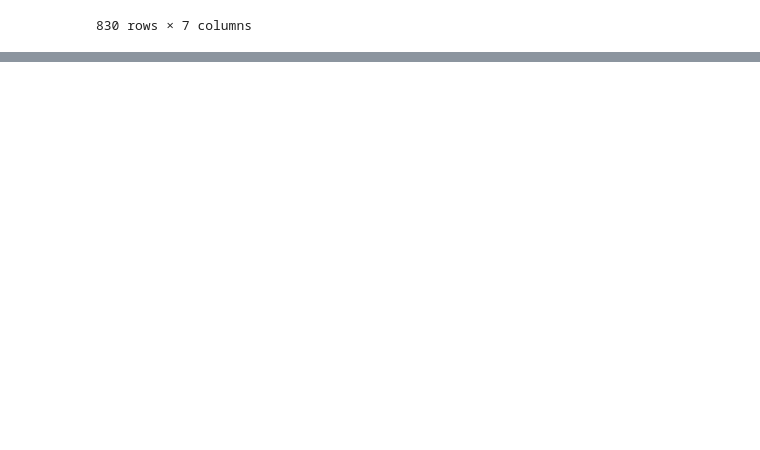
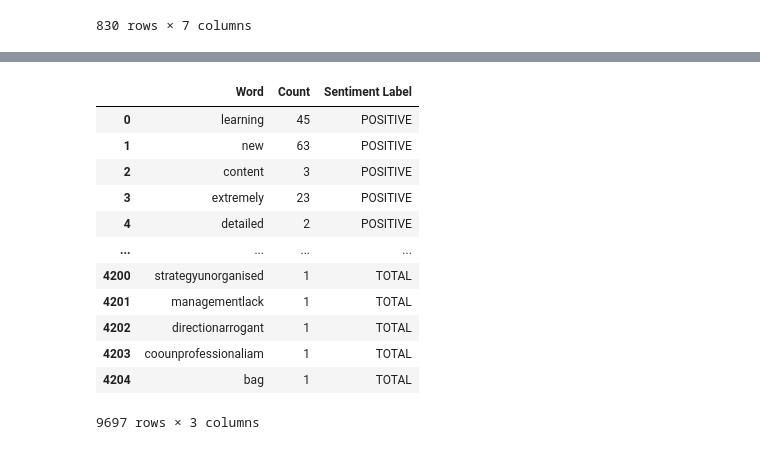
Before and after one commit to FilipeTheAnalyst/Glassdoor, a Jupyter notebook: Reviews.ipynb, the cells around one changed output, grey strips where cells are left out. Cells and saved outputs as stored; diff of their text form; code cells hidden in the pictures; blank space fills up the shorter version.

Commit message:
Sentiment Analysis

```diff
--- a/Reviews.ipynb
+++ b/Reviews.ipynb
@@ -107,0 +115,3 @@ df.to_csv('reviews.csv', sep=';', index=False)
+# %%
+df_import = pd.read_csv('reviews.csv', sep=';')
+df_import
@@ -107,0 +209,3 @@ df.to_csv('reviews.csv', sep=';', index=False)
+# %%
+sw = nltk.corpus.stopwords.words('english')
+sw[:20]
@@ -107,0 +248,14 @@ df.to_csv('reviews.csv', sep=';', index=False)
+# %%
+positive_counts = Counter()
+negative_counts = Counter()
+total_counts = Counter()
+
+for word in words_ne_positive:
+    positive_counts[word]+=1
+    total_counts[word]+=1
+
+for word in words_ne_negative:
+        negative_counts[word]+=1
+        total_counts[word]+=1
+
+positive_counts.most_common()[0:10]
@@ -107,0 +273,36 @@ df.to_csv('reviews.csv', sep=';', index=False)
+# %%
+def get_words_count(dictionary):
+    keys = []
+    values = []
+    for key, value in dictionary.items():
+        keys.append(key)
+        values.append(value)
+    return keys, values
+
+positive_counts_keys, positive_counts_values = get_words_count(positive_counts)
+negative_counts_keys, negative_counts_values = get_words_count(negative_counts)
+total_counts_keys, total_counts_values = get_words_count(total_counts)
+# %%
+df_positive_words = pd.DataFrame(data={"Word":positive_counts_keys, "Count":positive_counts_values, "Sentiment Label":"POSITIVE"})
+df_negative_words = pd.DataFrame(data={"Word":negative_counts_keys, "Count":negative_counts_values, "Sentiment Label":"NEGATIVE"})
+df_total_words = pd.DataFrame(data={"Word":total_counts_keys, "Count":total_counts_values, "Sentiment Label":"TOTAL"})
+
+total_words = [df_positive_words, df_negative_words, df_total_words]
+total_words
+
+df_words_final = pd.concat(total_words)
+df_words_final
+# %% [output]
+|  | Word | Count | Sentiment Label |
+| 0 | learning | 45 | POSITIVE |
+| 1 | new | 63 | POSITIVE |
+| 2 | content | 3 | POSITIVE |
+| 3 | extremely | 23 | POSITIVE |
+| 4 | detailed | 2 | POSITIVE |
+| ... | ... | ... | ... |
+| 4200 | strategyunorganised | 1 | TOTAL |
+| 4201 | managementlack | 1 | TOTAL |
+| 4202 | directionarrogant | 1 | TOTAL |
+| 4203 | coounprofessionaliam | 1 | TOTAL |
+| 4204 | bag | 1 | TOTAL |
+9697 rows × 3 columns
```
Also changed, not shown: parts of 16 cells of this notebook, 2 other files.
